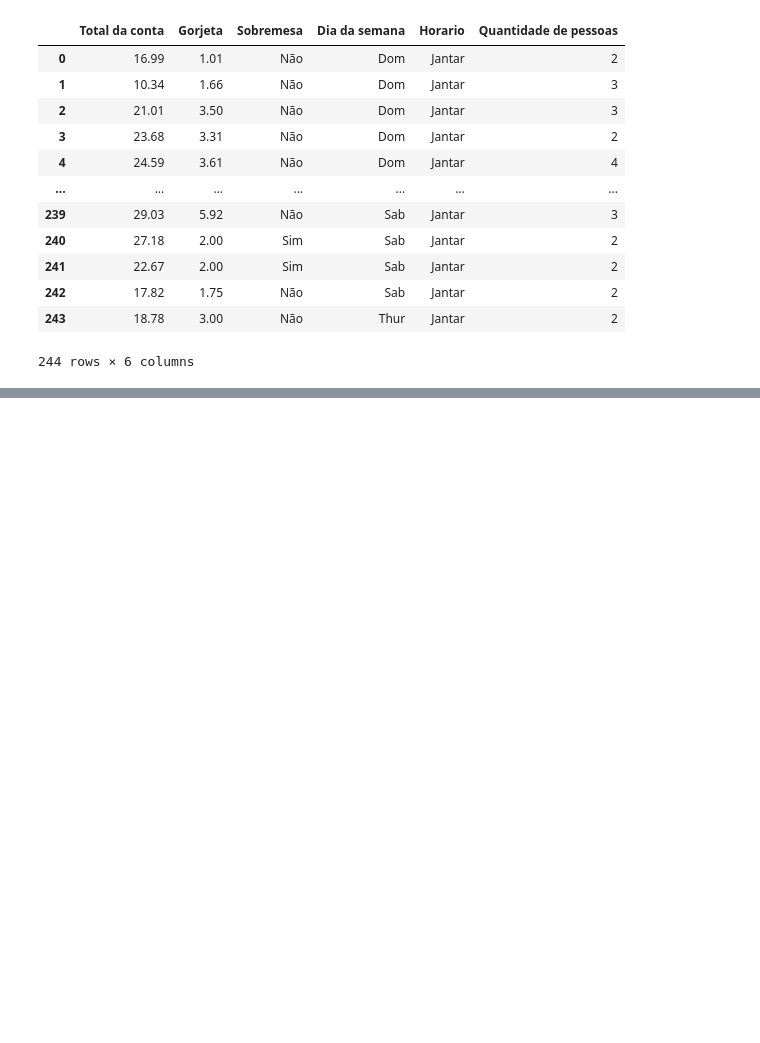
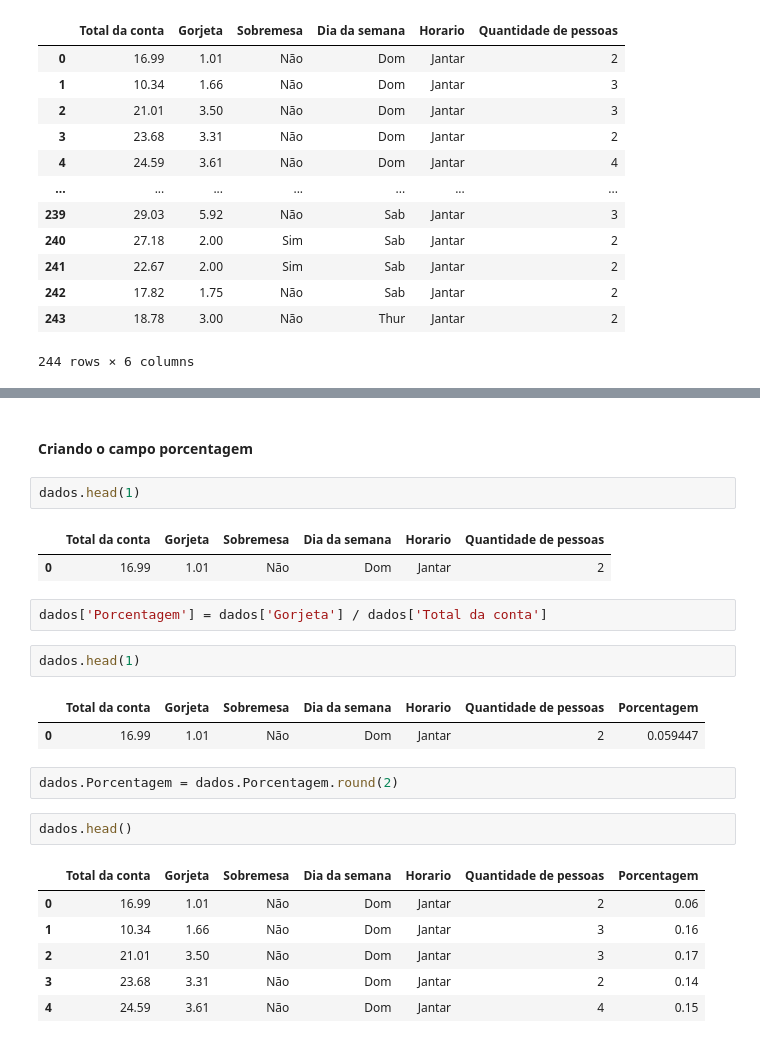
Before and after one commit to RayVilaca/Bootcamp-Data-Analytics, a Jupyter notebook: Cursos-Off/Alura/datavisualization/data-visualization.ipynb, the cells around one changed output, grey strips where cells are left out. Cells and saved outputs as stored; diff of their text form; blank space fills up the shorter version.

```diff
--- a/Cursos-Off/Alura/datavisualization/data-visualization.ipynb
+++ b/Cursos-Off/Alura/datavisualization/data-visualization.ipynb
@@ -94,0 +126,25 @@ dados
+# %% [markdown]
+#### Criando o campo porcentagem
+# %%
+dados.head(1)
+# %% [output]
+|  | Total da conta | Gorjeta | Sobremesa | Dia da semana | Horario | Quantidade de pessoas |
+| 0 | 16.99 | 1.01 | Não | Dom | Jantar | 2 |
+# %%
+dados['Porcentagem'] = dados['Gorjeta'] / dados['Total da conta']
+# %%
+dados.head(1)
+# %% [output]
+|  | Total da conta | Gorjeta | Sobremesa | Dia da semana | Horario | Quantidade de pessoas | Porcentagem |
+| 0 | 16.99 | 1.01 | Não | Dom | Jantar | 2 | 0.059447 |
+# %%
+dados.Porcentagem = dados.Porcentagem.round(2)
+# %%
+dados.head()
+# %% [output]
+|  | Total da conta | Gorjeta | Sobremesa | Dia da semana | Horario | Quantidade de pessoas | Porcentagem |
+| 0 | 16.99 | 1.01 | Não | Dom | Jantar | 2 | 0.06 |
+| 1 | 10.34 | 1.66 | Não | Dom | Jantar | 3 | 0.16 |
+| 2 | 21.01 | 3.50 | Não | Dom | Jantar | 3 | 0.17 |
+| 3 | 23.68 | 3.31 | Não | Dom | Jantar | 2 | 0.14 |
+| 4 | 24.59 | 3.61 | Não | Dom | Jantar | 4 | 0.15 |
```
Also changed, not shown: parts of 9 cells of this notebook.
